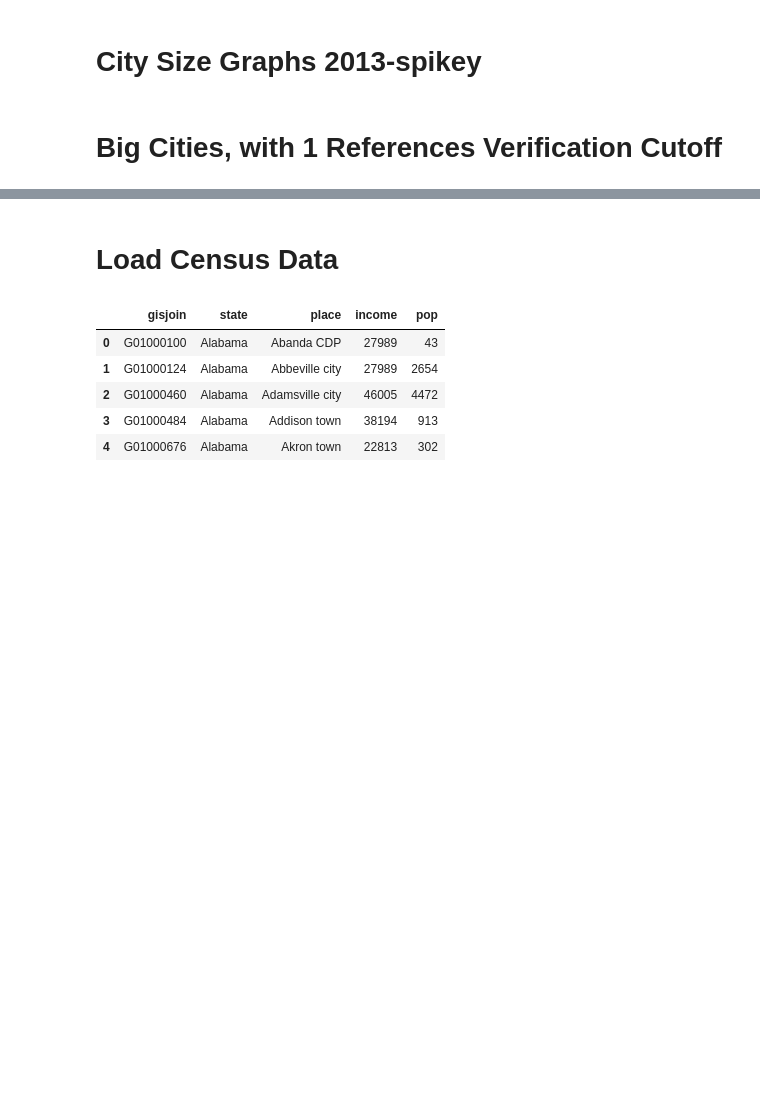
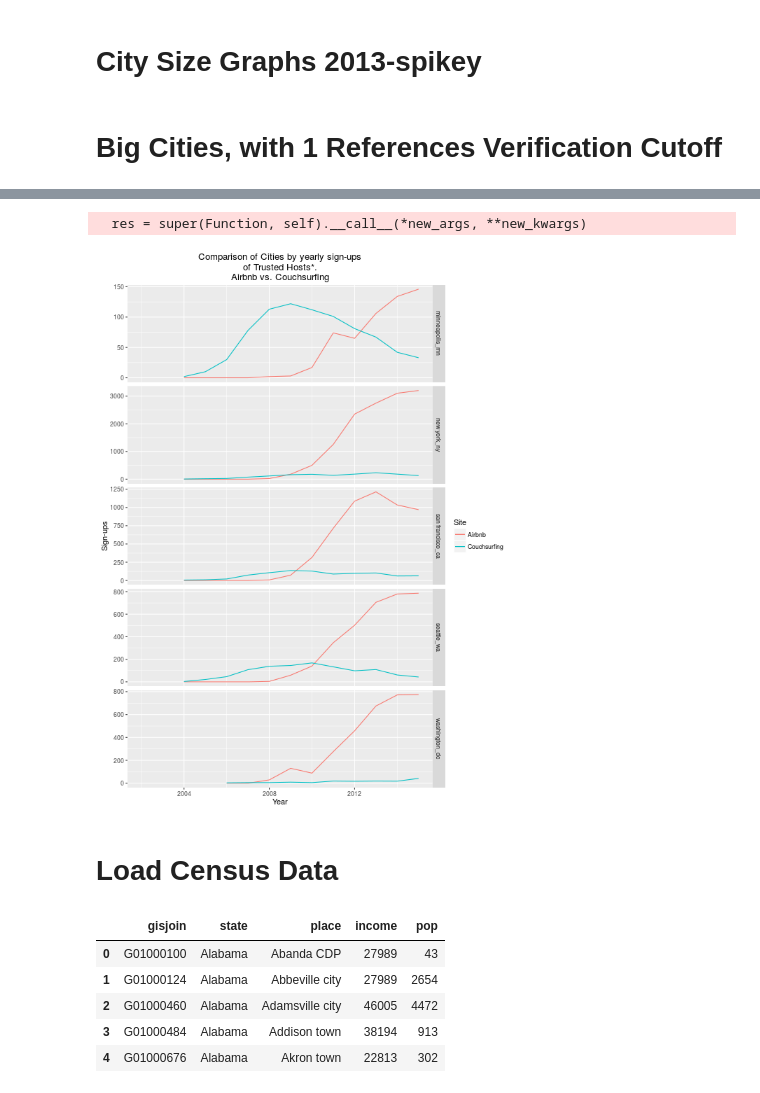
Before and after one commit to notconfusing/airsurfing-analysis, a Jupyter notebook: member since comparison.ipynb, the cells around one changed output, grey strips where cells are left out. Cells and saved outputs as stored; diff of their text form; code cells hidden in the pictures; blank space fills up the shorter version.

```diff
--- a/member since comparison.ipynb
+++ b/member since comparison.ipynb
@@ -728,0 +765,5 @@ hoover_al 1.0
+# %%
+cities = big_cities_refver.stack().reset_index()
+# %%
+gcities = ['minneapolis_mn','new york_ny','seattle_wa','san francisco_ca','washington_dc']
+gc = cities[cities['citystate'].apply(lambda x: x in gcities)]
@@ -729,3 +783,21 @@ hoover_al 1.0
+# %%
+%%R -w 600 -h 800
+
+gp = ggplot(gc, aes(year)) +
+        facet_grid(citystate ~ ., scales = "free") +
+        geom_line(aes(y=signups_ab, colour="signups_ab")) +
+        geom_line(aes(y=signups_cs, colour="signups_cs"))+
+        xlim(2002,2015)+
+        xlab("Year")+
+        ylab("Sign-ups")+
+        ggtitle("Comparison of Cities by yearly sign-ups\n of Trusted Hosts*. \nAirbnb vs. Couchsurfing")+
+        scale_colour_discrete(name="Site",
+                         labels=c("Airbnb", "Couchsurfing"))
+ggsave('figs/cities_comp.png', dpi=300)
+print(gp)
+# %% [output]
+  res = super(Function, self).__call__(*new_args, **new_kwargs)
+[figure, added]
 # %% [markdown]
 # Load Census Data
 # %%
```
Also changed, not shown: parts of 23 cells of this notebook, 1 other file.
